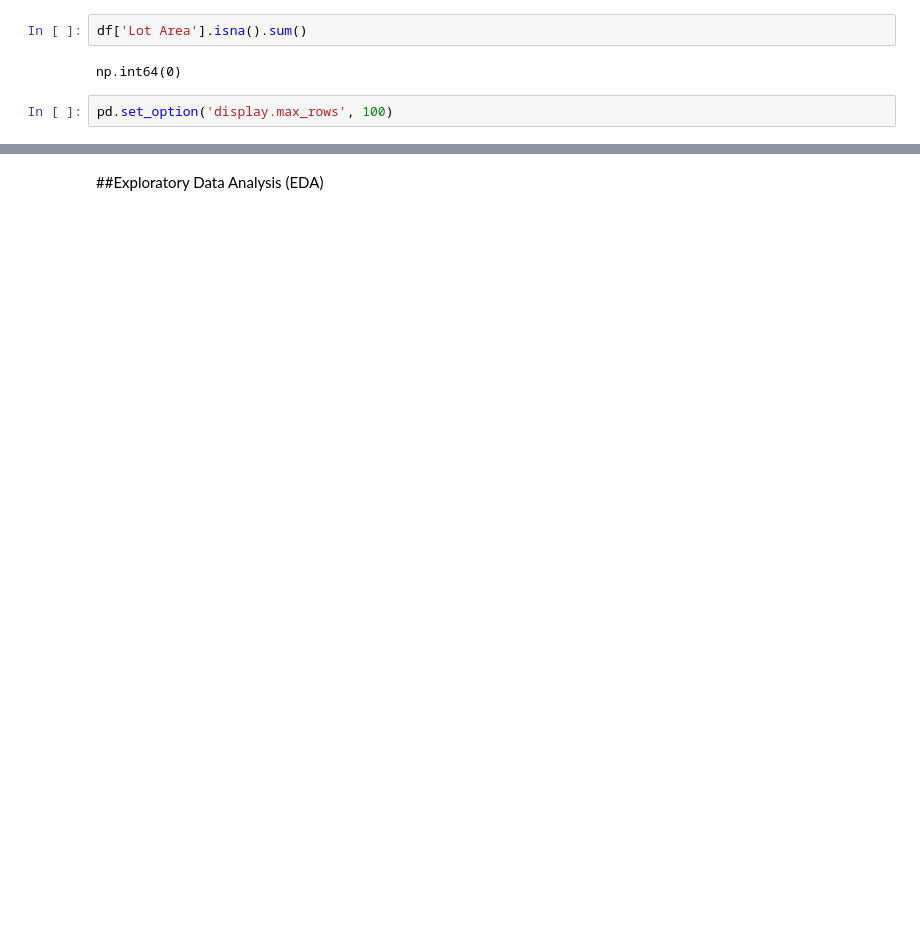
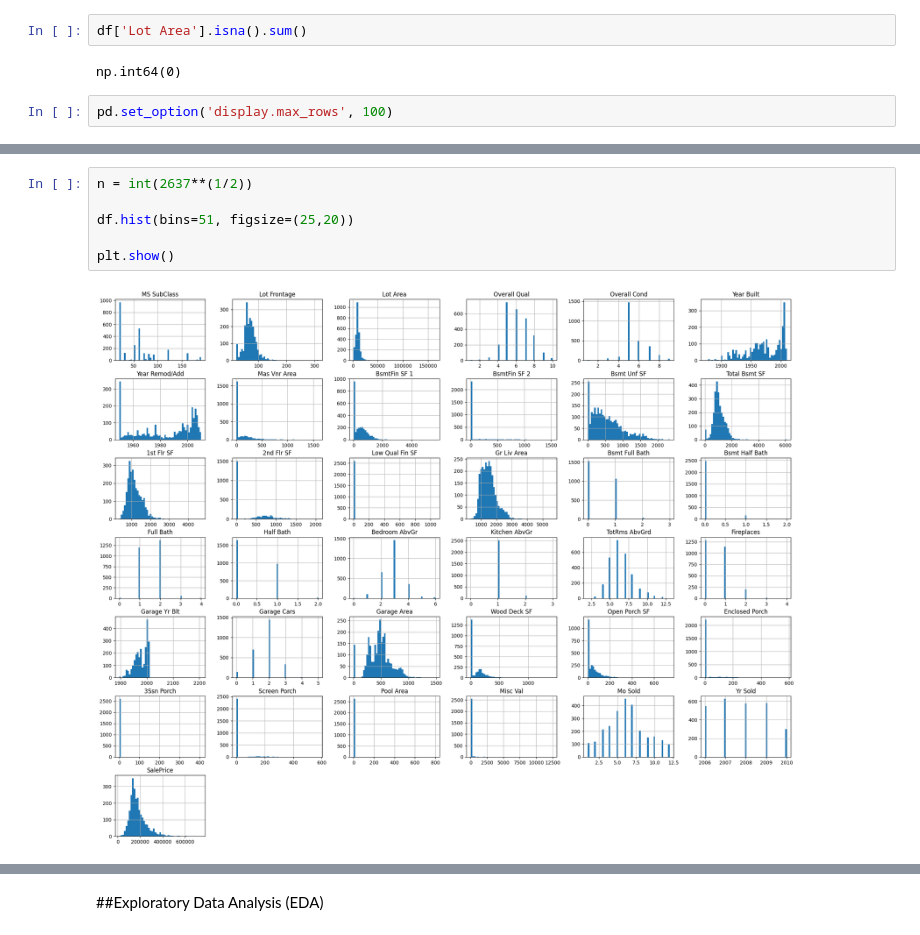
Before and after one commit to test-ds-21/stephanie465337___Data-Science-Portfolio-C21, a Jupyter notebook: Projects/Project-2/Housing.ipynb, the cells around one changed output, grey strips where cells are left out. Saved outputs shown, nothing was run; the diff lists cells and outputs as text; blank space fills up the shorter version.

```diff
--- a/Projects/Project-2/Housing.ipynb
+++ b/Projects/Project-2/Housing.ipynb
@@ -332 +344,9 @@ df.select_dtypes(include=['object']).isna().sum().sort_values().divide(df.index.
 dtype: float64
+# %%
+n = int(2637**(1/2))
+
+df.hist(bins=51, figsize=(25,20))
+
+plt.show()
+# %% [output]
+[figure, new version]
```
Also changed, not shown: parts of 58 cells of this notebook.
